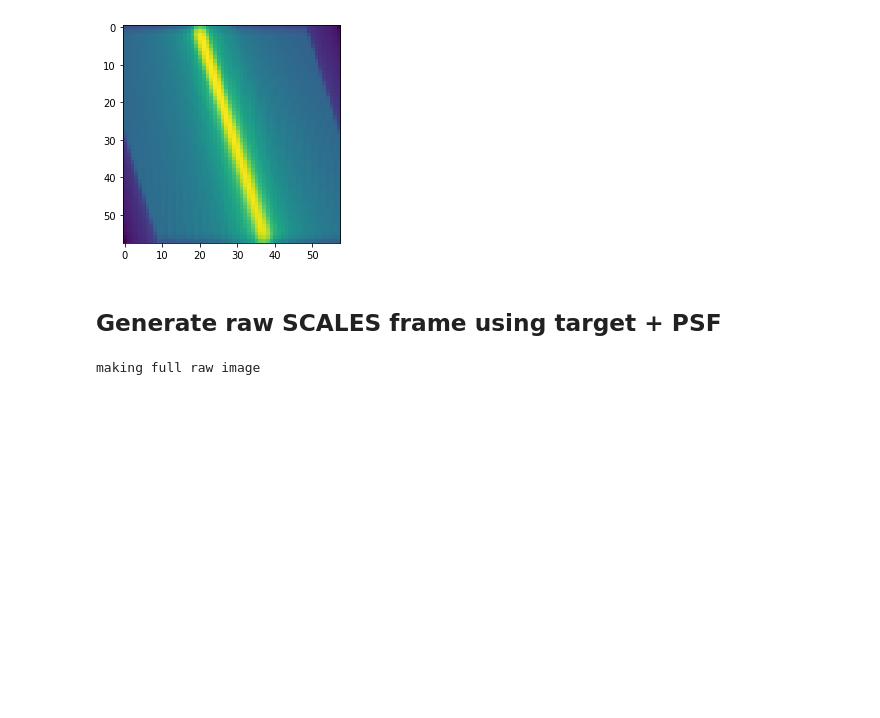
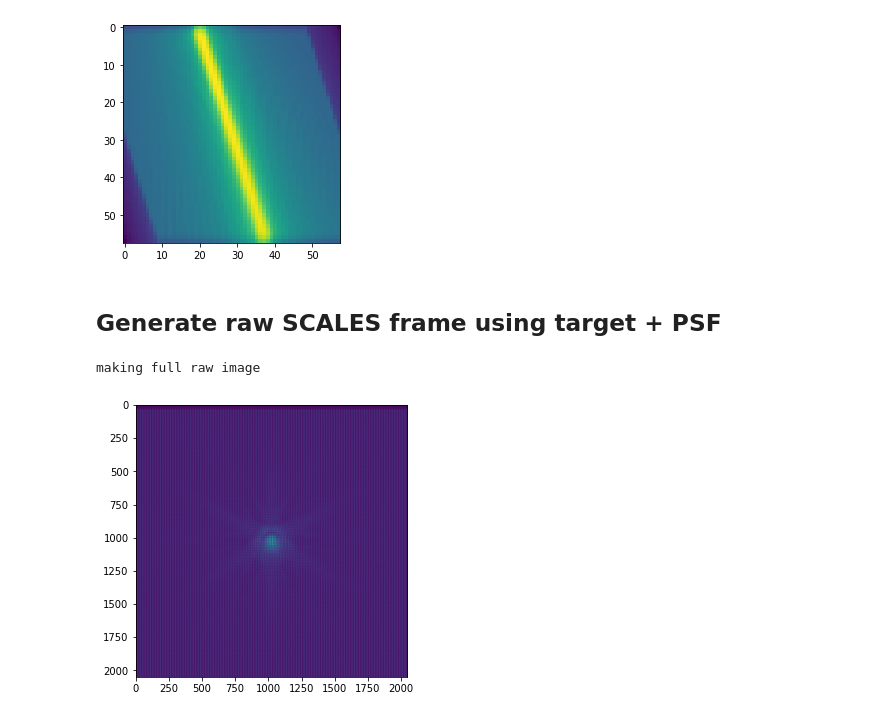
Before and after one commit to scalessim/scalessim, a Jupyter notebook: scales_SED_cube_physopt.ipynb, the cells around one changed output. Drawn from its saved outputs; the diff is of its cells as text; code cells hidden in the pictures; blank space fills up the shorter version.

```diff
--- a/scales_SED_cube_physopt.ipynb
+++ b/scales_SED_cube_physopt.ipynb
@@ -260,12 +261,13 @@ fp = FocalPlane(args_new)
 # %%
 raw_rot, bg_star_truth = fp.get_fp(dit*u.s,targ,return_full=True,PSF=keck_cube)
 rawfile = 'raw_frame_rot'+str(ROT)+'.fits'
-pyfits.writeto(rawfile,np.array(raw),clobber=True)
+pyfits.writeto(rawfile,np.array(raw_rot),clobber=True)
 
 f = plt.figure(figsize=(5,5))
 plt.imshow(raw_rot**0.25)
 plt.show()
 # %% [output]
 making full raw image
+[figure, added]
 # %%
 plt.imshow(raw_rot[500:600,500:600]**0.1)
```
Also changed, not shown: parts of 5 cells of this notebook, 1 other file.
